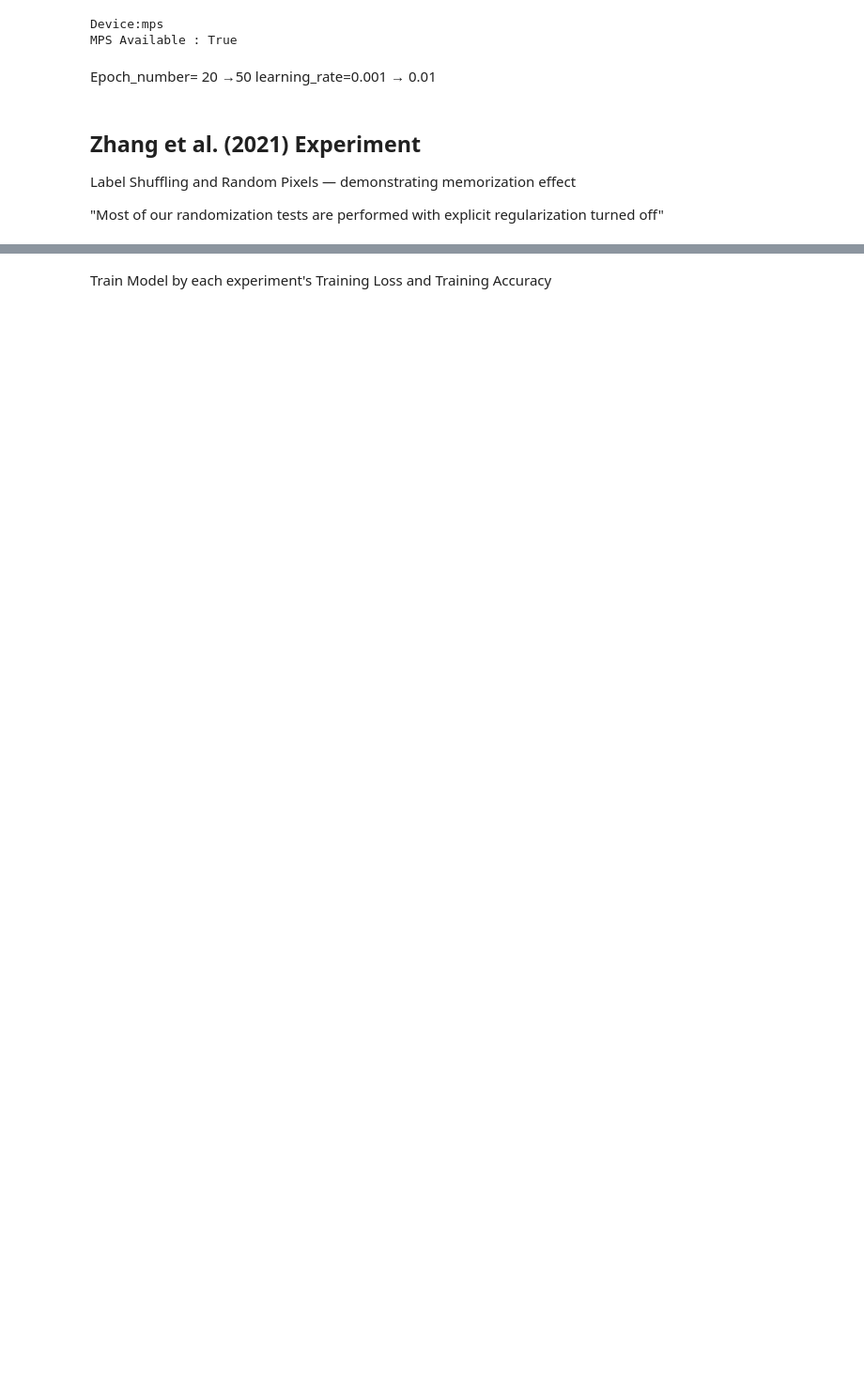
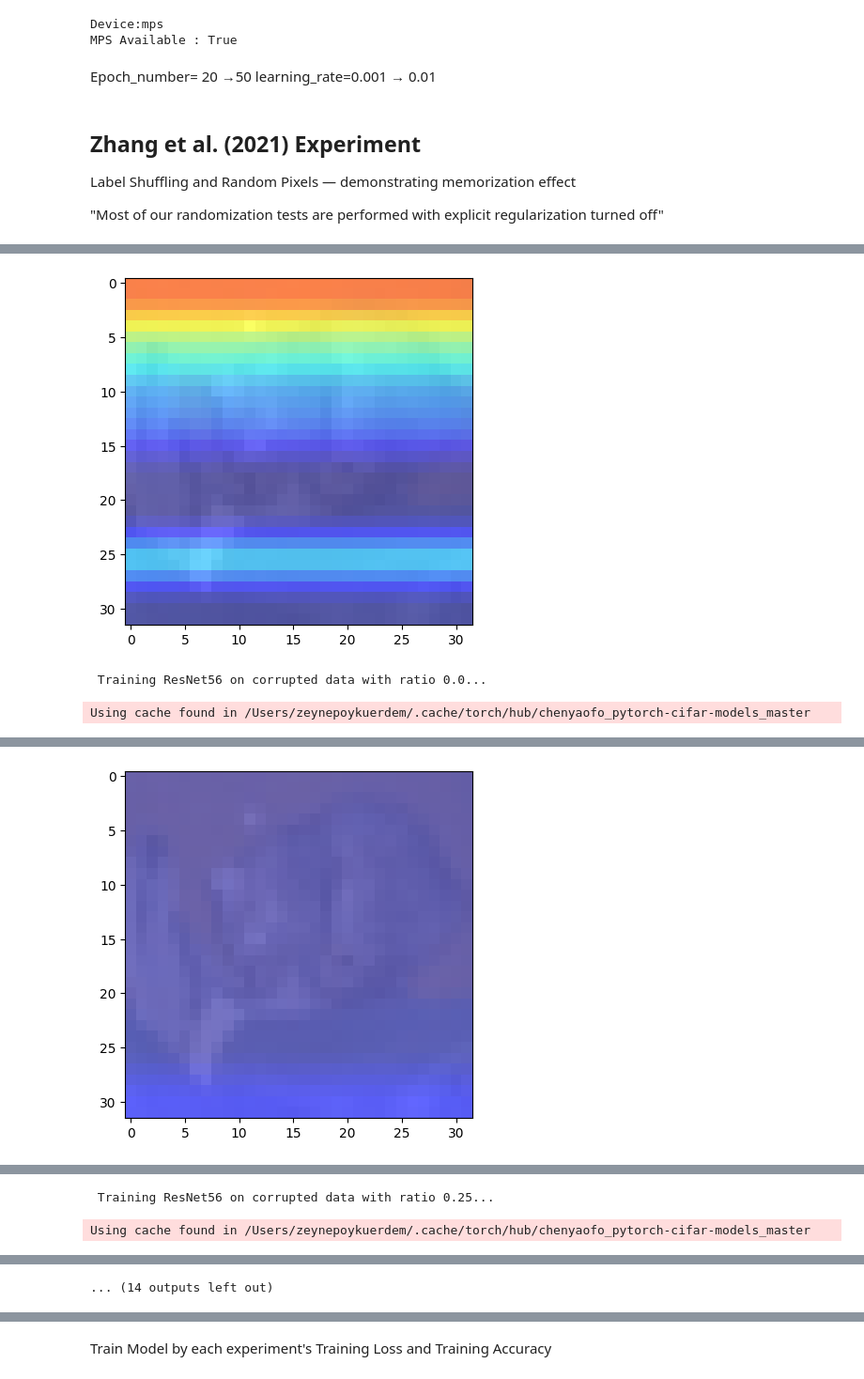
Before and after one commit to zeynepoykuerdem/master_thesis, a Jupyter notebook: master_thesis/main.ipynb, the cells around one changed output, grey strips where cells are left out. Shown at 94% size. Cells and saved outputs as stored; diff of their text form; code cells hidden in the pictures; blank space fills up the shorter version.

```diff
--- a/master_thesis/main.ipynb
+++ b/master_thesis/main.ipynb
@@ -137,7 +151,7 @@ MPS Available : True
 Epoch_number= 20 →50
 learning_rate=0.001 → 0.01
 # %%
-def train_experiment(exp_model, loader, num_epochs=50):
+def train_experiment(exp_model, loader, num_epochs=100):
     exp_optimizer = torch.optim.SGD(
         exp_model.parameters(),
         lr=0.01,
@@ -154,7 +168,7 @@ def train_experiment(exp_model, loader, num_epochs=50):
         total      = 0
         epoch_loss = 0.0
 
-        for images, labels in loader:
+        for (images, labels)in loader:
             images = images.to(device)
             labels = labels.to(device)
 
@@ -274,0 +365,62 @@ ImportError: cannot import name 'load_cifar10_data_no_augmentation' from 'data.c
+# %%
+from data.nosiy_data import ZhangExperiment
+from torch.utils.data import DataLoader
+'''
+0% corruption
+50% corruption
+100% corruption
+'''
+corruption_levels = [0.0,0.25,0.5,0.75,1.0]
+results_cnn ={}
+results_resnet={}
+
+for ratio in corruption_levels:
+    print(f"\n Corruption Ratio: {ratio}")
+    exp_dataset= ZhangExperiment(true_dataset,'random_labels',noise_ratio=ratio)
+
+    exp_loader=DataLoader(exp_dataset, batch_size=32, shuffle=True)
+
+    exp_model=SimpleCNN(num_classes=10).to(device)
+    ''' Train the model on the current corruption level and store the history'''
+    history = train_experiment(exp_model, exp_loader, num_epochs=100)
+
+    '''
+    Evaluate the model on the clean test set and store the results
+    '''
+
+    test_acc,test_loss= evaluate_model(test_base_loader,exp_model) # burda eval calistiriyoruz cunku test_base_loader temiz veri icermekte
+
+    results_cnn[ratio]={
+        'loss_history' : history['loss'],
+        'train_acc': history['acc'][-1],
+        'train_loss': history['loss'][-1],
+        'test_acc': test_acc,
+        'test_loss': test_loss
+    }
+
+    print(f" SimpleCNN - Train Acc: {history['acc'][-1]:.2f}%, Test Acc: {test_acc:.2f}%")
+
+    gradcam_visualization(exp_model, test_base_loader, device, get_target_layer(exp_model, model_name='simple'))
+
+    print(f" Training ResNet56 on corrupted data with ratio {ratio}...")
+
+    resnet56 = torch.hub.load("chenyaofo/pytorch-cifar-models",
+    "cifar10_resnet56", pretrained=False)
+    resnet_model = resnet56.to(device)
+
+    resnet_history= train_experiment(resnet_model,exp_loader,num_epochs=100)
+
+    resnet_test_acc,resnet_test_loss=evaluate_model(test_base_loader,resnet_model)
+
+    results_resnet[ratio]={
+        'loss_history': resnet_history['loss'],
+        'train_acc': resnet_history['acc'][-1],
+        'train_loss': resnet_history['loss'][-1],
+        'test_acc': resnet_test_acc,
+        'test_loss': resnet_test_loss
+    }
+
+    print(f" ResNet56 - Train Acc: {resnet_history['acc'][-1]:.2f}%, Test Acc: {resnet_test_acc:.2f}%")
+
+    gradcam_visualization(resnet_model, test_base_loader, device, get_target_layer(resnet_model, model_name='resnet'))
+# %% [output]
@@ -274,0 +440,3 @@ ImportError: cannot import name 'load_cifar10_data_no_augmentation' from 'data.c
+[figure, added]
+ Training ResNet56 on corrupted data with ratio 0.0...
+Using cache found in /Users/zeynepoykuerdem/.cache/torch/hub/chenyaofo_pytorch-cifar-models_master
@@ -274,0 +455 @@ ImportError: cannot import name 'load_cifar10_data_no_augmentation' from 'data.c
+[figure, added]
@@ -274,0 +470,2 @@ ImportError: cannot import name 'load_cifar10_data_no_augmentation' from 'data.c
+ Training ResNet56 on corrupted data with ratio 0.25...
+Using cache found in /Users/zeynepoykuerdem/.cache/torch/hub/chenyaofo_pytorch-cifar-models_master
@@ -274,0 +485 @@ ImportError: cannot import name 'load_cifar10_data_no_augmentation' from 'data.c
+... (14 outputs left out)
```
Also changed, not shown: parts of 20 cells of this notebook, 6 other files.
